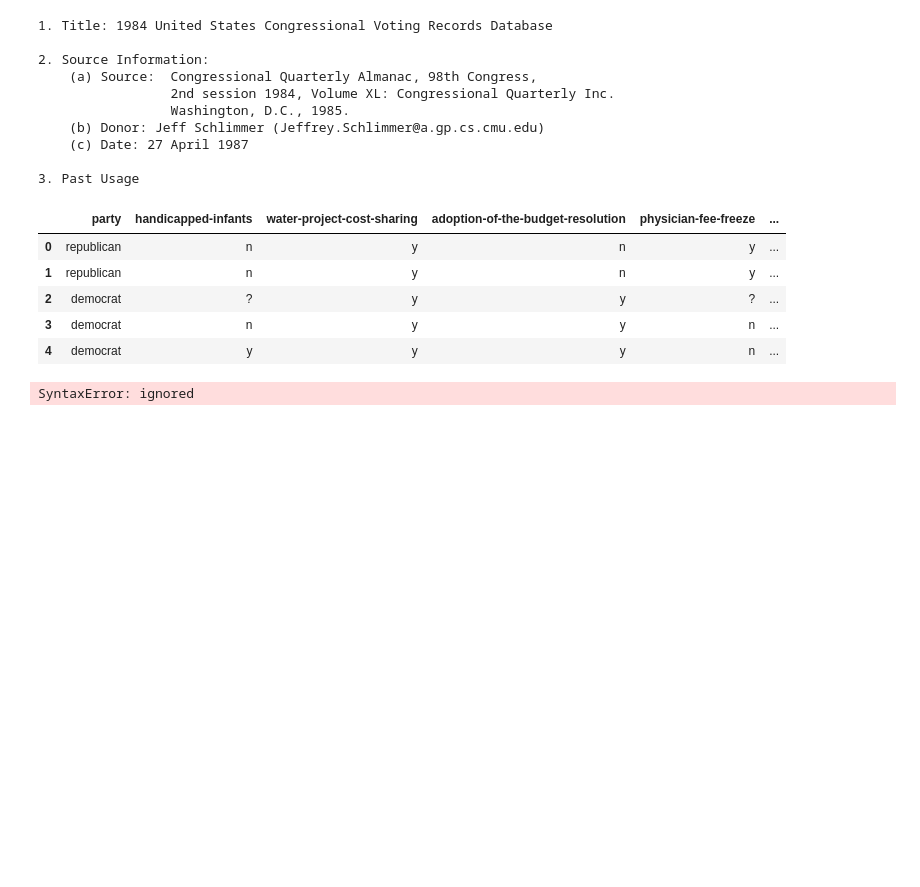
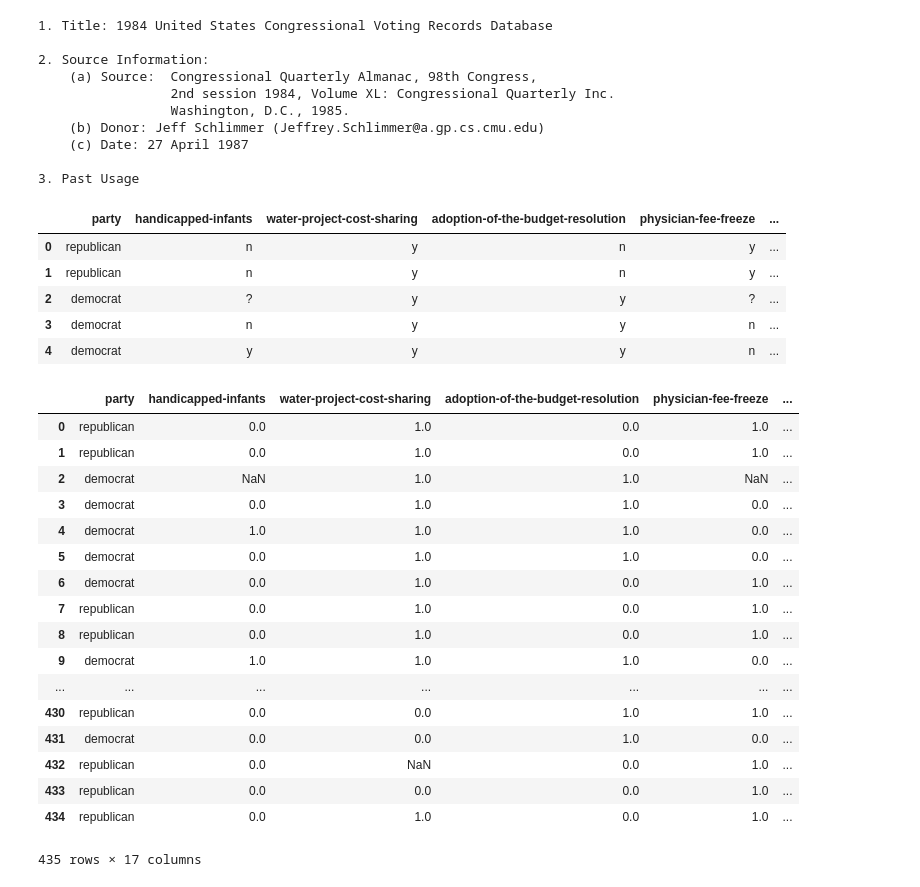
Before and after one commit to HeyLaxmi/DS-Unit-1-Sprint-1-Dealing-With-Data, a Jupyter notebook: LS_DS_131_Statistics_Probability_Assignment.ipynb, the cells around one changed output. Saved outputs shown, nothing was run; the diff lists cells and outputs as text; code cells hidden in the pictures; blank space fills up the shorter version.

```diff
--- a/LS_DS_131_Statistics_Probability_Assignment.ipynb
+++ b/LS_DS_131_Statistics_Probability_Assignment.ipynb
@@ -71,6 +71,23 @@ voting_data.head()
 | 4 | democrat | y | y | y | n | ... |
 # %%
 import numpy as np
-voting_data.replace({y:1, n:0, ?:np.nan})
+voting_data.replace({'y':1, 'n':0, '?':np.nan})
 # %% [output]
+|  | party | handicapped-infants | water-project-cost-sharing | adoption-of-the-budget-resolution | physician-fee-freeze | ... |
+| 0 | republican | 0.0 | 1.0 | 0.0 | 1.0 | ... |
+| 1 | republican | 0.0 | 1.0 | 0.0 | 1.0 | ... |
+| 2 | democrat | NaN | 1.0 | 1.0 | NaN | ... |
+| 3 | democrat | 0.0 | 1.0 | 1.0 | 0.0 | ... |
+| 4 | democrat | 1.0 | 1.0 | 1.0 | 0.0 | ... |
+| 5 | democrat | 0.0 | 1.0 | 1.0 | 0.0 | ... |
+| 6 | democrat | 0.0 | 1.0 | 0.0 | 1.0 | ... |
+| 7 | republican | 0.0 | 1.0 | 0.0 | 1.0 | ... |
+| 8 | republican | 0.0 | 1.0 | 0.0 | 1.0 | ... |
+| 9 | democrat | 1.0 | 1.0 | 1.0 | 0.0 | ... |
+| ... | ... | ... | ... | ... | ... | ... |
+| 430 | republican | 0.0 | 0.0 | 1.0 | 1.0 | ... |
+| 431 | democrat | 0.0 | 0.0 | 1.0 | 0.0 | ... |
+| 432 | republican | 0.0 | NaN | 0.0 | 1.0 | ... |
+| 433 | republican | 0.0 | 0.0 | 0.0 | 1.0 | ... |
+| 434 | republican | 0.0 | 1.0 | 0.0 | 1.0 | ... |
-SyntaxError: ignored
+435 rows × 17 columns
```
Also changed, not shown: parts of 2 cells of this notebook.
